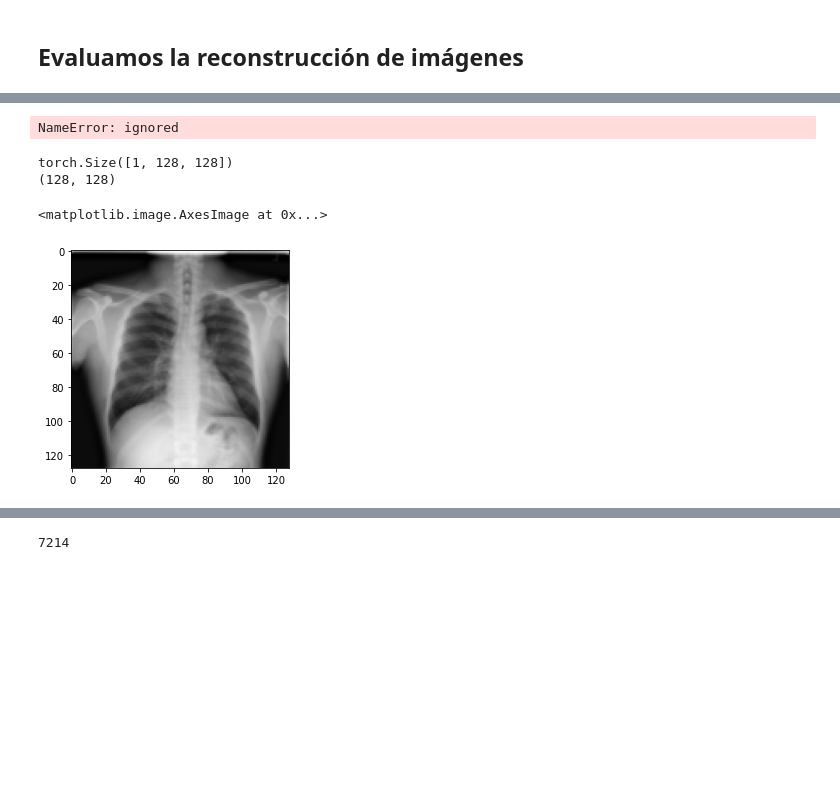
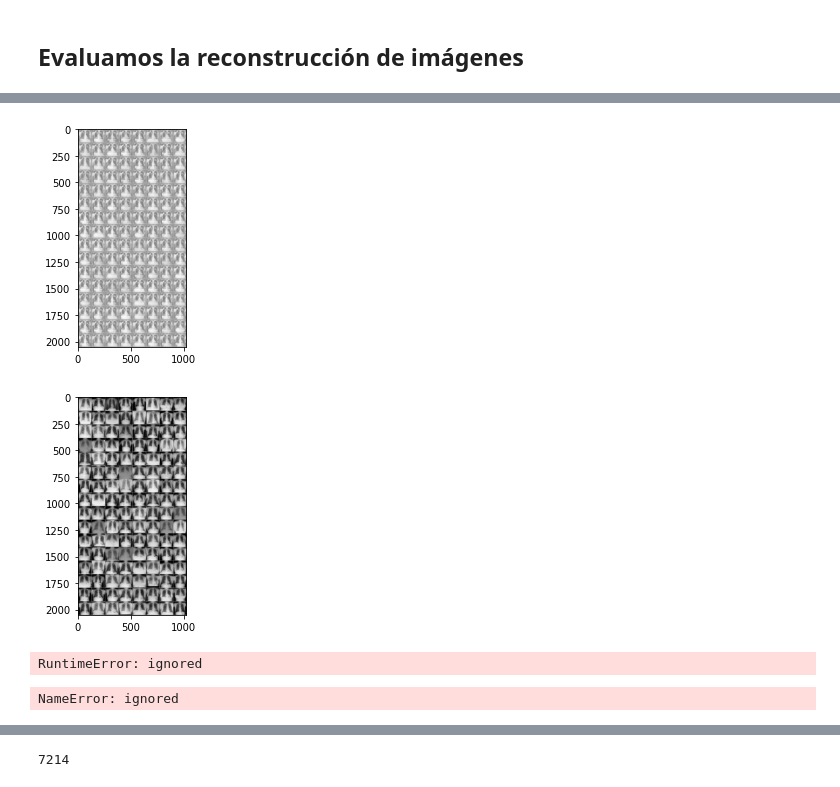
Before and after one commit to jvallalta/ia-medicina, a Jupyter notebook: VAE_Imagenes_RX_Torax.ipynb, the cells around one changed output, grey strips where cells are left out. Drawn from its saved outputs; the diff is of its cells as text; code cells hidden in the pictures; blank space fills up the shorter version.

```diff
--- a/VAE_Imagenes_RX_Torax.ipynb
+++ b/VAE_Imagenes_RX_Torax.ipynb
@@ -644,0 +889,10 @@ tensor([[ 0.8084, -1.0964, -1.6488,  1.0668,  1.7259,  1.6095, -1.0049, -0.9723,
+# %%
+class Flatten(nn.Module):
+    def forward(self, input):
+        #print(input.shape)
+        return input.view(input.size(0), -1)
+
+class UnFlatten(nn.Module):
+    def forward(self, input, size=hidden_size):
+        #print(input.shape)
+        return input.view(input.size(0), 256, 6, 6)
@@ -644,0 +1071,22 @@ tensor([[ 0.8084, -1.0964, -1.6488,  1.0668,  1.7259,  1.6095, -1.0049, -0.9723,
+# %%
+vae4.eval()
+vectors = []
+with torch.no_grad():
+  for i, images in enumerate(testloader):
+    images = images.to(device)
+    reconstructed_image, mean, log_var = vae4(images)
+    reconstructed_image = reconstructed_image.view(-1, 1, image_size, image_size)
+    temp = list(mean.tolist())
+    for x in temp:
+      vectors.append(x)
+    if(i%100 == 0):
+      show_images(reconstructed_image.cpu())
+      #img_name = images_dir + "evaluation/DCVAE/" + str(i).zfill(3)
+      # img_name = images_dir + "evaluation/VAE/" + str(i).zfill(3)
+      #plt.savefig(img_name)
+      plt.show()
+      show_images(images.cpu())
+      plt.show()
+# %% [output]
+[figure, added]
+[figure, added]
@@ -645,3 +1095,8 @@ tensor([[ 0.8084, -1.0964, -1.6488,  1.0668,  1.7259,  1.6095, -1.0049, -0.9723,
+# %%
+# Cargamos modelo entrenado
+vae4.load_state_dict(torch.load(ruta + '/vae4_rmse_k10000_b64_lr5e-4.pth'))
+# %% [output]
+RuntimeError: ignored
 # %%
 vae.eval()
 start = np.array([-1.8611,  0.3629, -0.1625,  0.6801,  1.2033,  1.0312,  0.5436,  1.3066,
@@ -675,20 +1130,3 @@ with torch.no_grad():
     plt.show()
 # %% [output]
 NameError: ignored
-# %%
-# Grab a sample image
-import random
-
-idx = random.randint(0,10)
-tensor = rsna_dataset[idx]
-print(tensor.shape)
-image = np.squeeze(tensor.numpy())
-print(image.shape)
-image = (image - np.min(image)) / (np.max(image) - np.min(image))
-#image = image.transpose((1, 2, 0))
-plt.imshow(image, cmap='gray')
-# %% [output]
-torch.Size([1, 128, 128])
-(128, 128)
-<matplotlib.image.AxesImage at 0x...>
-[figure, removed]
```
Also changed, not shown: parts of 62 cells of this notebook.
